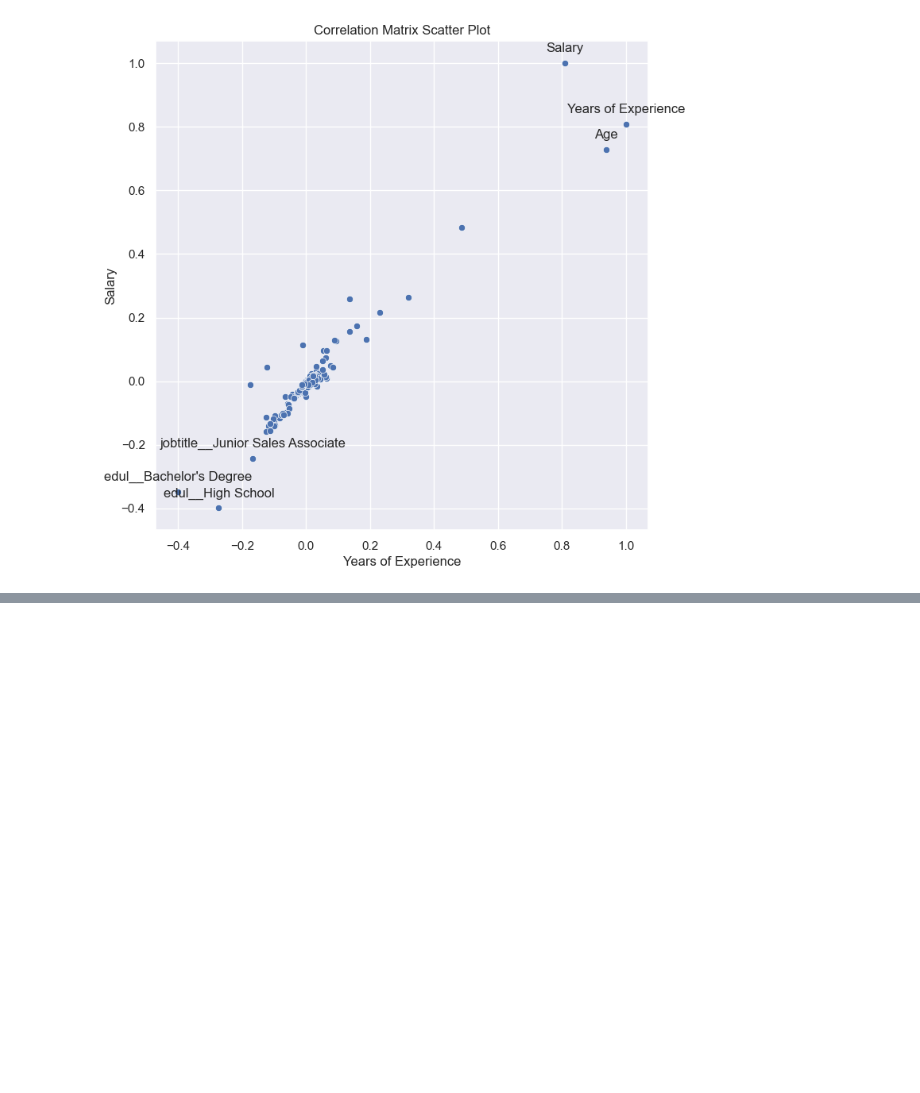
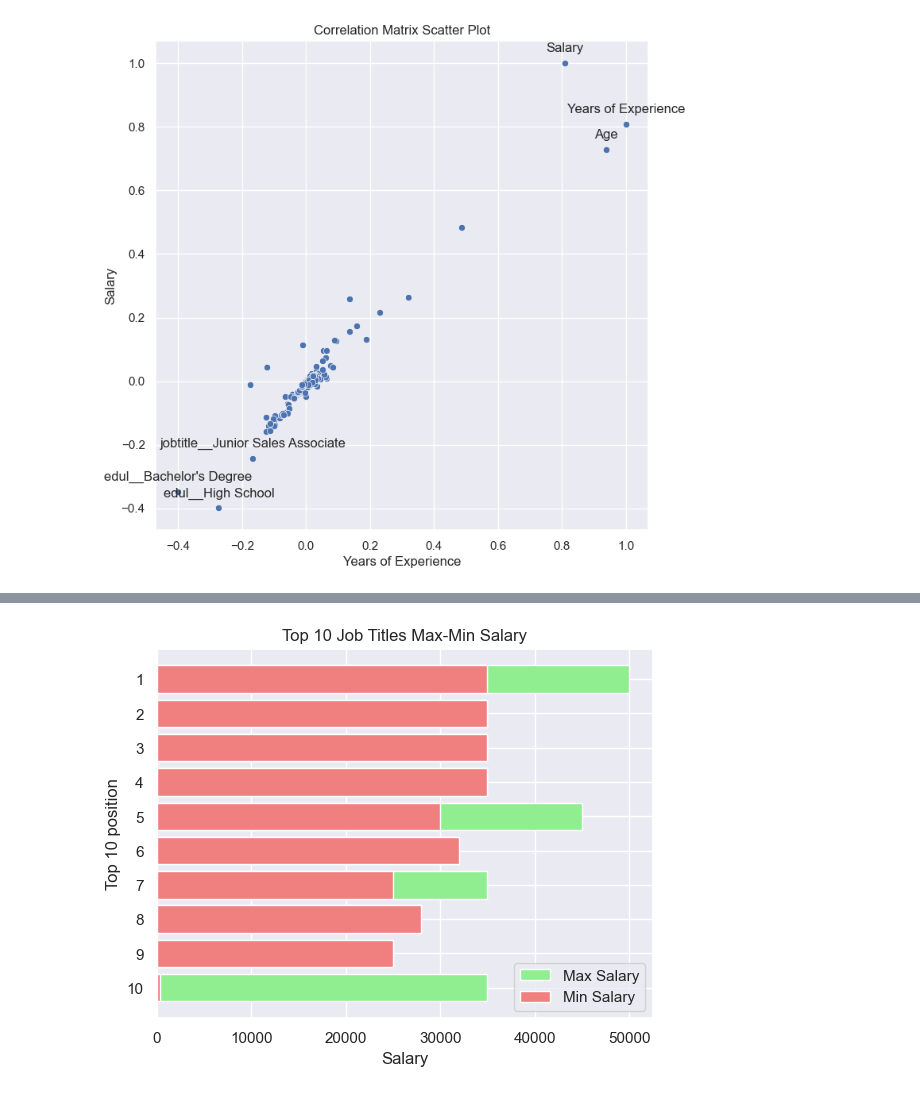
Before and after one commit to Jose5110/Data_Analysis, a Jupyter notebook: salary_data/salary_data_analysis.ipynb, the cells around one changed output, grey strips where cells are left out. Cells and saved outputs as stored; diff of their text form; code cells hidden in the pictures; blank space fills up the shorter version.

```diff
--- a/salary_data/salary_data_analysis.ipynb
+++ b/salary_data/salary_data_analysis.ipynb
@@ -396,0 +417,18 @@ Negatively correlated: jobtitle_Junior Sales Associate, edul_Bachelor's Degree,
+# %%
+salary_stats = df.groupby('Job Title')['Salary'].agg(['mean', 'max', 'min'])
+
+top_10_salaries = salary_stats.sort_values(by='mean', ascending=True).head(10)
+plt.barh(top_10_salaries.index, top_10_salaries['max'], color='lightgreen', label='Max Salary')
+plt.barh(top_10_salaries.index, top_10_salaries['min'], color='lightcoral', label='Min Salary')
+
+plt.legend()
+tick_positions = range(0, len(top_10_salaries))
+tick_labels = [str(len(tick_positions)-i) for i in tick_positions]
+plt.yticks(tick_positions, tick_labels)
+plt.xlabel('Salary')
+plt.ylabel('Top 10 position')
+plt.title('Top 10 Job Titles Max-Min Salary')
+
+plt.show()
+# %% [output]
+[figure, added]
```
Also changed, not shown: parts of 16 cells of this notebook.
